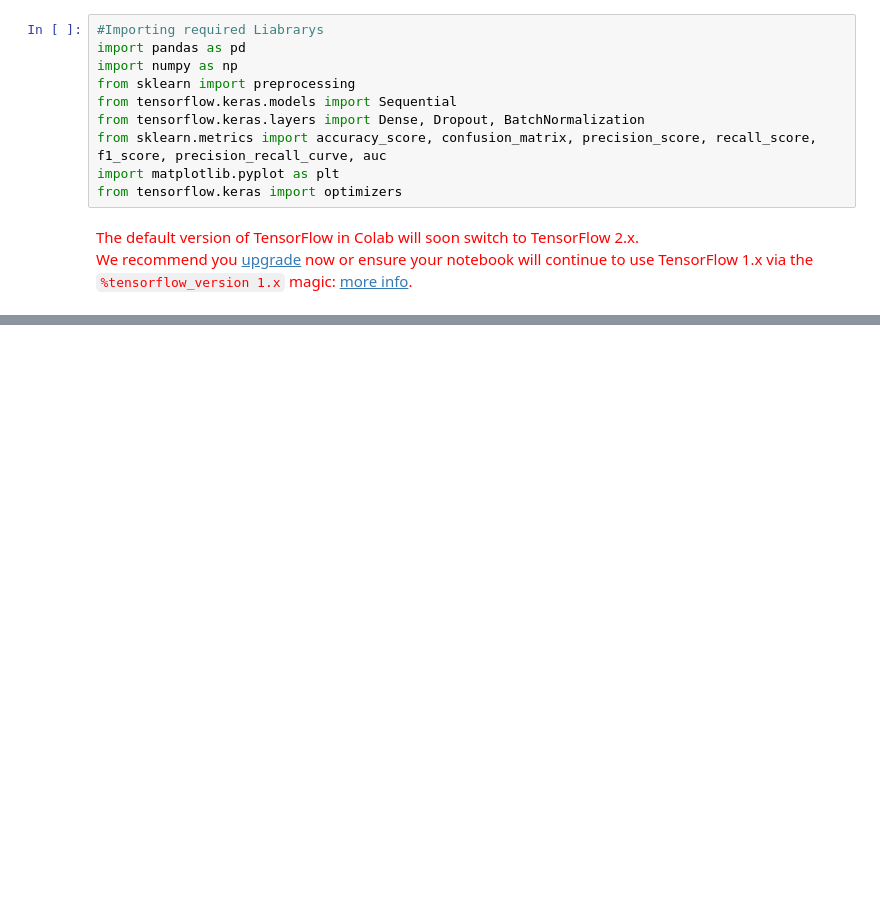
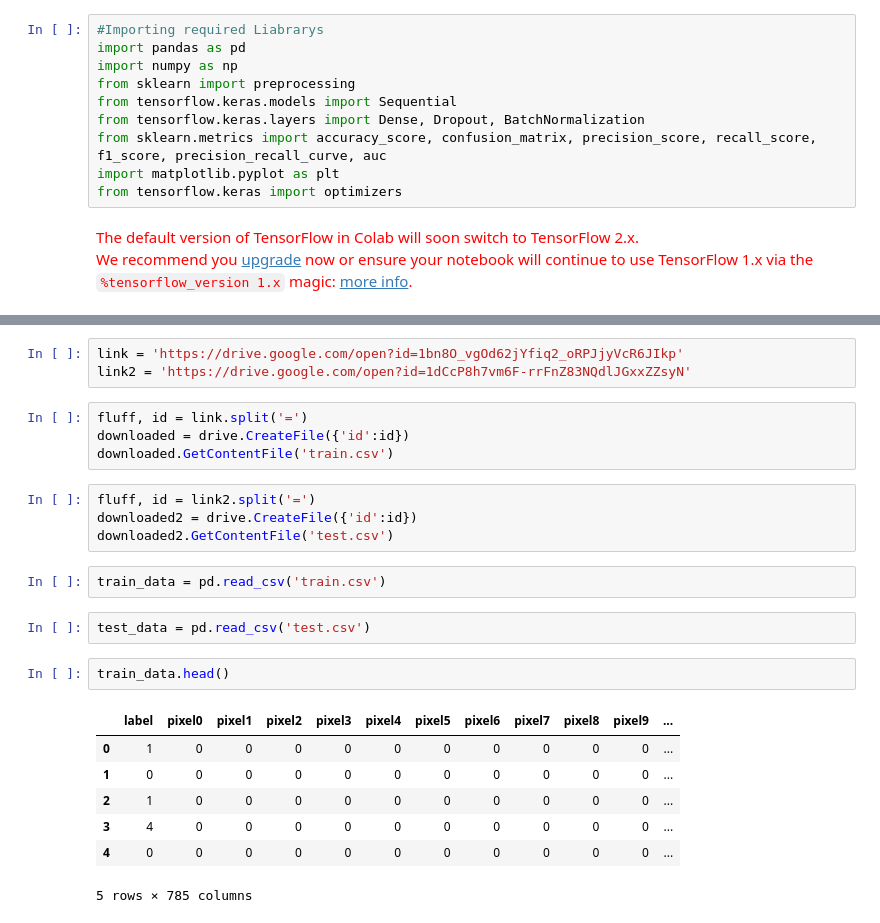
Before and after one commit to Sameer55555/Data-Science-Projects, a Jupyter notebook: Digit_recognizer.ipynb, the cells around one changed output, grey strips where cells are left out. Saved outputs shown, nothing was run; the diff lists cells and outputs as text; blank space fills up the shorter version.

```diff
--- a/Digit_recognizer.ipynb
+++ b/Digit_recognizer.ipynb
@@ -15,0 +28,25 @@ We recommend you upgrade now or ensure your notebook will continue to use Tensor
+# %%
+link = 'https://drive.google.com/open?id=1bn8O_vgOd62jYfiq2_oRPJjyVcR6JIkp'
+link2 = 'https://drive.google.com/open?id=1dCcP8h7vm6F-rrFnZ83NQdlJGxxZZsyN'
+# %%
+fluff, id = link.split('=')
+downloaded = drive.CreateFile({'id':id})
+downloaded.GetContentFile('train.csv')
+# %%
+fluff, id = link2.split('=')
+downloaded2 = drive.CreateFile({'id':id})
+downloaded2.GetContentFile('test.csv')
+# %%
+train_data = pd.read_csv('train.csv')
+# %%
+test_data = pd.read_csv('test.csv')
+# %%
+train_data.head()
+# %% [output]
+|  | label | pixel0 | pixel1 | pixel2 | pixel3 | pixel4 | pixel5 | pixel6 | pixel7 | pixel8 | pixel9 | ... |
+| 0 | 1 | 0 | 0 | 0 | 0 | 0 | 0 | 0 | 0 | 0 | 0 | ... |
+| 1 | 0 | 0 | 0 | 0 | 0 | 0 | 0 | 0 | 0 | 0 | 0 | ... |
+| 2 | 1 | 0 | 0 | 0 | 0 | 0 | 0 | 0 | 0 | 0 | 0 | ... |
+| 3 | 4 | 0 | 0 | 0 | 0 | 0 | 0 | 0 | 0 | 0 | 0 | ... |
+| 4 | 0 | 0 | 0 | 0 | 0 | 0 | 0 | 0 | 0 | 0 | 0 | ... |
+5 rows × 785 columns
```
Also changed, not shown: parts of 18 cells of this notebook.
